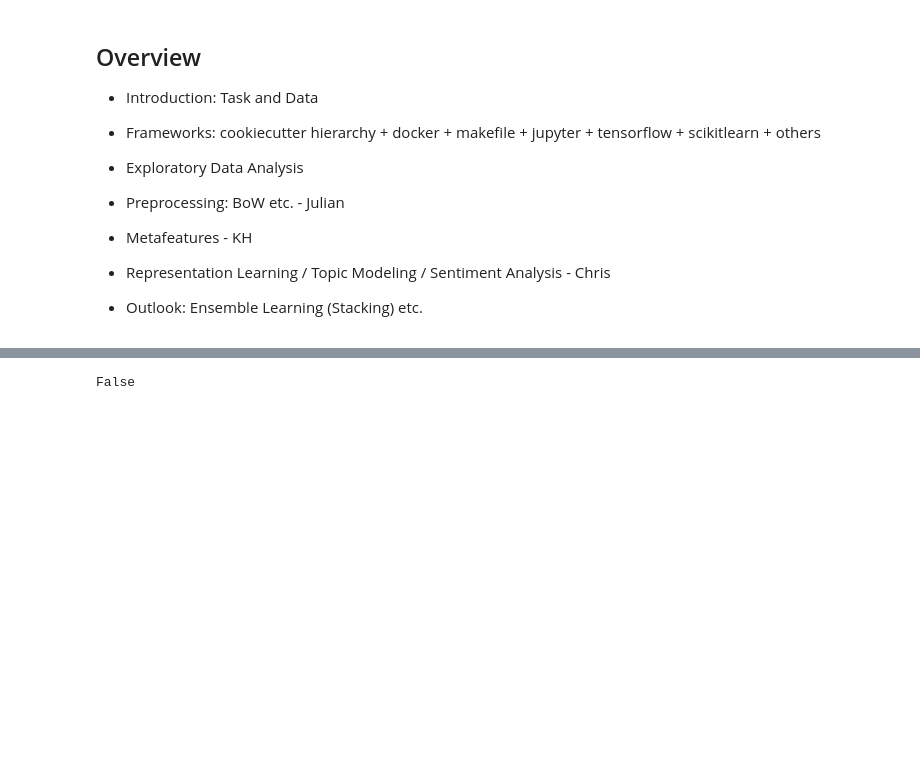
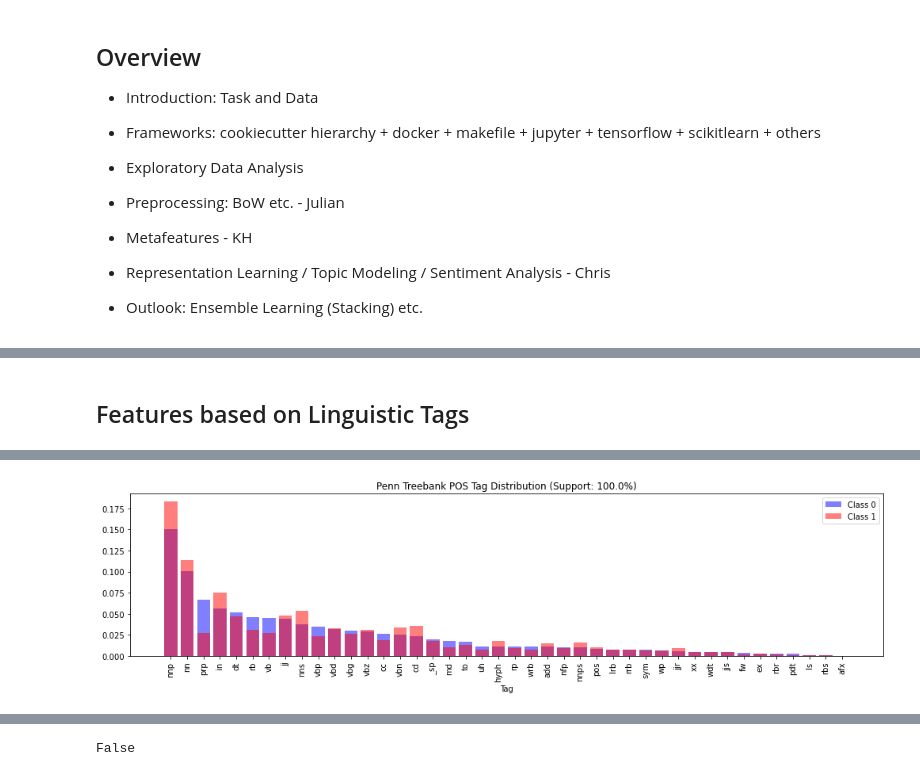
Before and after one commit to cakiki/disaster-tweets, a Jupyter notebook: notebooks/presentation.ipynb, the cells around one changed output, grey strips where cells are left out. Cells and saved outputs as stored; diff of their text form; code cells hidden in the pictures; blank space fills up the shorter version.

```diff
--- a/notebooks/presentation.ipynb
+++ b/notebooks/presentation.ipynb
@@ -57,0 +197,8 @@ f(4)
+# %% [markdown]
+## Features based on Linguistic Tags
+# %%
+hide_code_in_slideshow()
+plt.figure(figsize=(14, 4))
+plot_count_vec_bars(X_sp, mf.PosTagCountVectorizer('penn_treebank'), 'Penn Treebank POS Tag Distribution')
+plt.tight_layout()
+# %% [output]
@@ -57,0 +206 @@ f(4)
+[figure, added]
```
Also changed, not shown: parts of 14 cells of this notebook.
